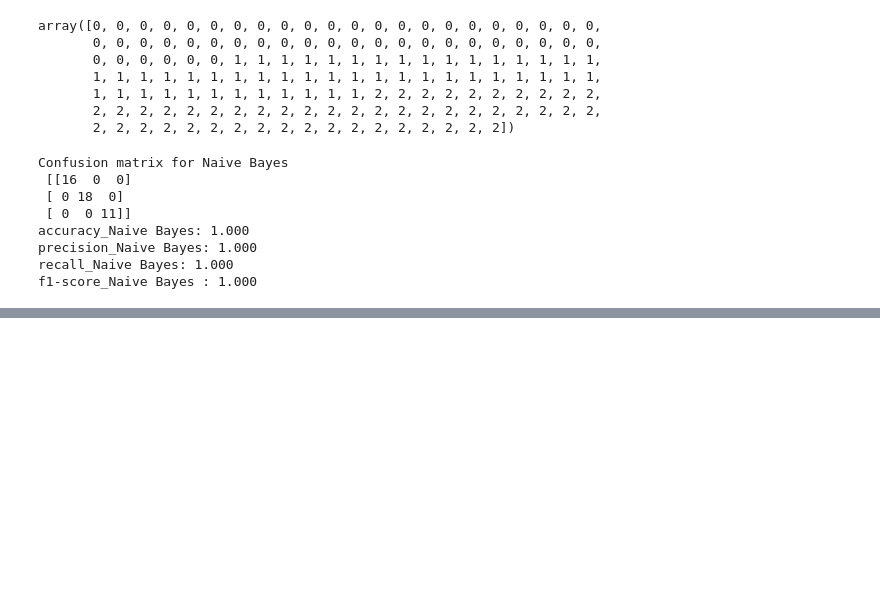
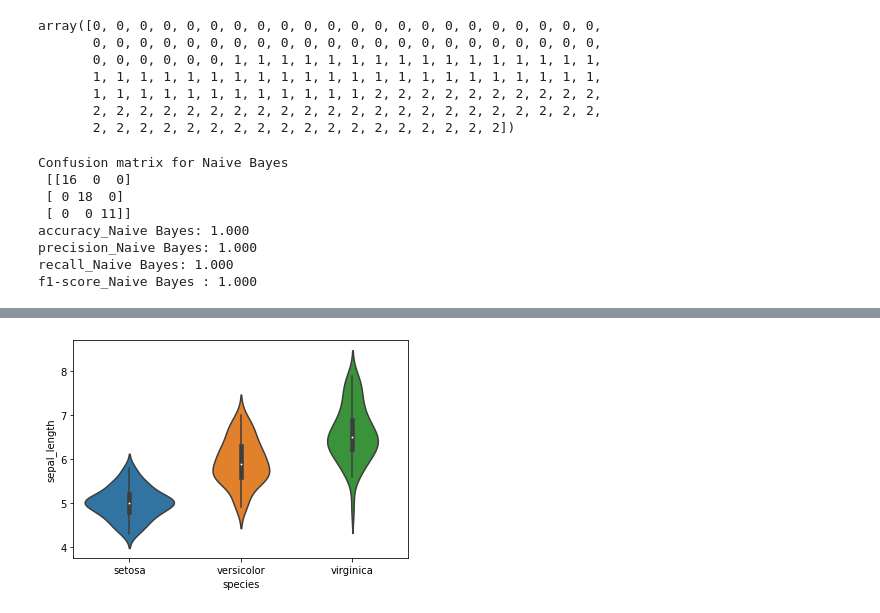
Before and after one commit to Rosita19/datamining, a Jupyter notebook: _sources/Penambangan Data.ipynb, the cells around one changed output, grey strips where cells are left out. Cells and saved outputs as stored; diff of their text form; code cells hidden in the pictures; blank space fills up the shorter version.

```diff
--- a/_sources/Penambangan Data.ipynb
+++ b/_sources/Penambangan Data.ipynb
@@ -816,0 +917,5 @@ f1-score_Naive Bayes : 1.000
+# %%
+sns.violinplot(x="species",y="sepal_length",data=iris)
+plt.show()
+# %% [output]
+[figure, added]
```
Also changed, not shown: parts of 20 cells of this notebook, 12 other files.
